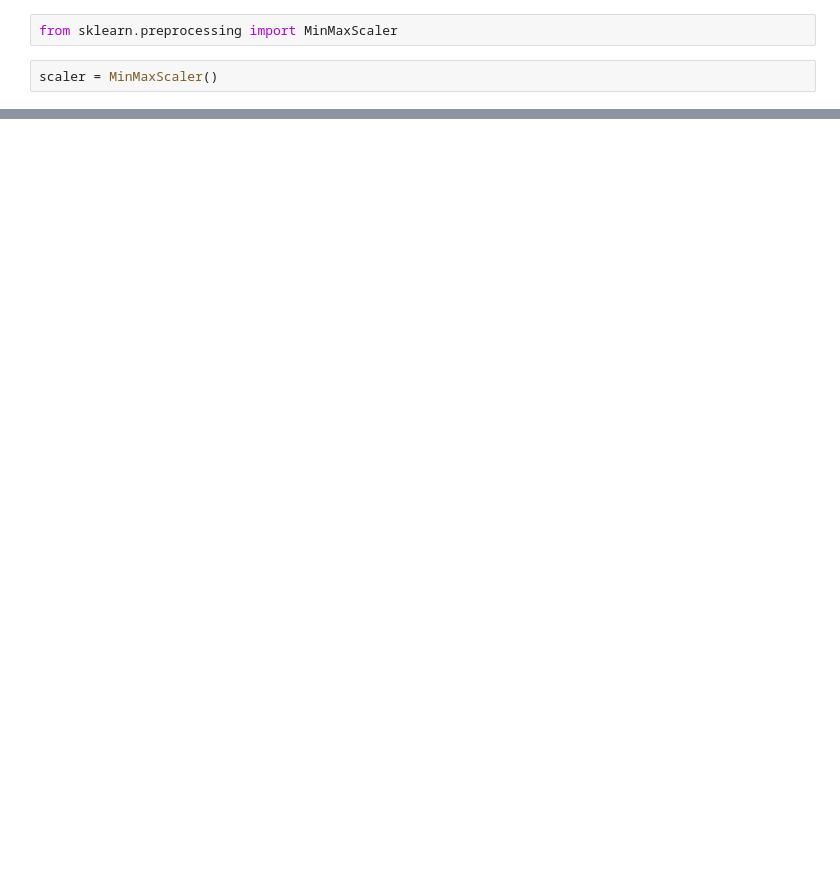
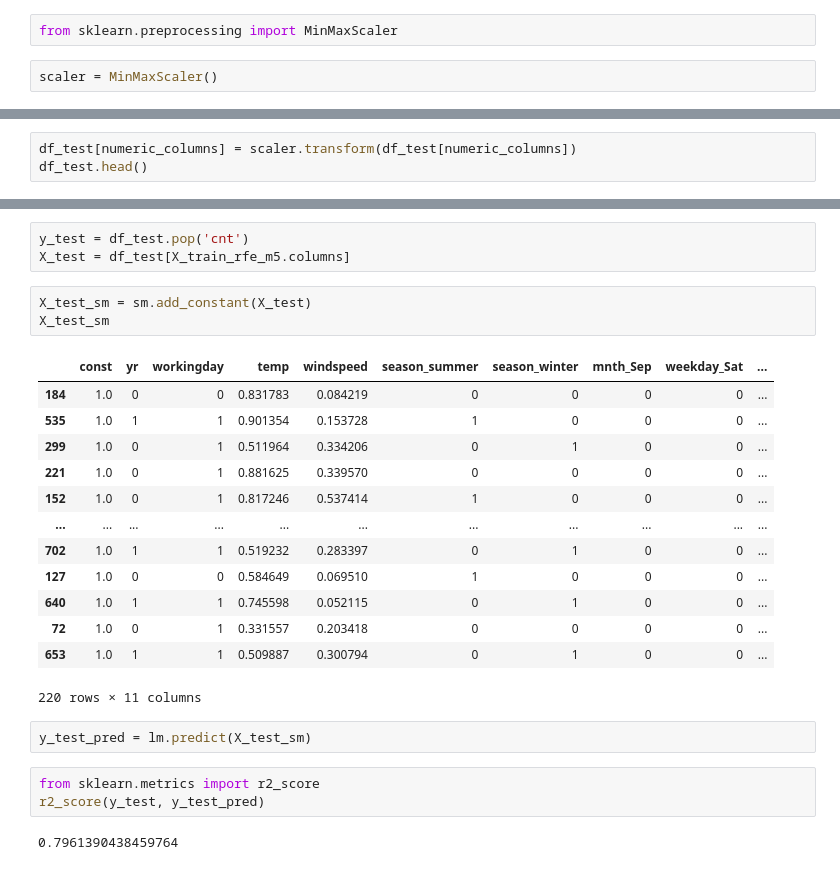
Before and after one commit to Jithendrian/LinearRegressionAssignment, a Jupyter notebook: BikeSharingAssignment_Jithendrian.ipynb, the cells around one changed output, grey strips where cells are left out. Saved outputs shown, nothing was run; the diff lists cells and outputs as text; blank space fills up the shorter version.

```diff
--- a/BikeSharingAssignment_Jithendrian.ipynb
+++ b/BikeSharingAssignment_Jithendrian.ipynb
@@ -433,0 +670,3 @@ memory usage: 56.4 KB
+# %%
+df_test[numeric_columns] = scaler.transform(df_test[numeric_columns])
+df_test.head()
@@ -433,0 +694,27 @@ memory usage: 56.4 KB
+# %%
+y_test = df_test.pop('cnt')
+X_test = df_test[X_train_rfe_m5.columns]
+# %%
+X_test_sm = sm.add_constant(X_test)
+X_test_sm
+# %% [output]
+|  | const | yr | workingday | temp | windspeed | season_summer | season_winter | mnth_Sep | weekday_Sat | ... |
+| 184 | 1.0 | 0 | 0 | 0.831783 | 0.084219 | 0 | 0 | 0 | 0 | ... |
+| 535 | 1.0 | 1 | 1 | 0.901354 | 0.153728 | 1 | 0 | 0 | 0 | ... |
+| 299 | 1.0 | 0 | 1 | 0.511964 | 0.334206 | 0 | 1 | 0 | 0 | ... |
+| 221 | 1.0 | 0 | 1 | 0.881625 | 0.339570 | 0 | 0 | 0 | 0 | ... |
+| 152 | 1.0 | 0 | 1 | 0.817246 | 0.537414 | 1 | 0 | 0 | 0 | ... |
+| ... | ... | ... | ... | ... | ... | ... | ... | ... | ... | ... |
+| 702 | 1.0 | 1 | 1 | 0.519232 | 0.283397 | 0 | 1 | 0 | 0 | ... |
+| 127 | 1.0 | 0 | 0 | 0.584649 | 0.069510 | 1 | 0 | 0 | 0 | ... |
+| 640 | 1.0 | 1 | 1 | 0.745598 | 0.052115 | 0 | 1 | 0 | 0 | ... |
+| 72 | 1.0 | 0 | 1 | 0.331557 | 0.203418 | 0 | 0 | 0 | 0 | ... |
+| 653 | 1.0 | 1 | 1 | 0.509887 | 0.300794 | 0 | 1 | 0 | 0 | ... |
+220 rows × 11 columns
+# %%
+y_test_pred = lm.predict(X_test_sm)
+# %%
+from sklearn.metrics import r2_score
+r2_score(y_test, y_test_pred)
+# %% [output]
+0.7961390438459764
```
Also changed, not shown: parts of 113 cells of this notebook.
